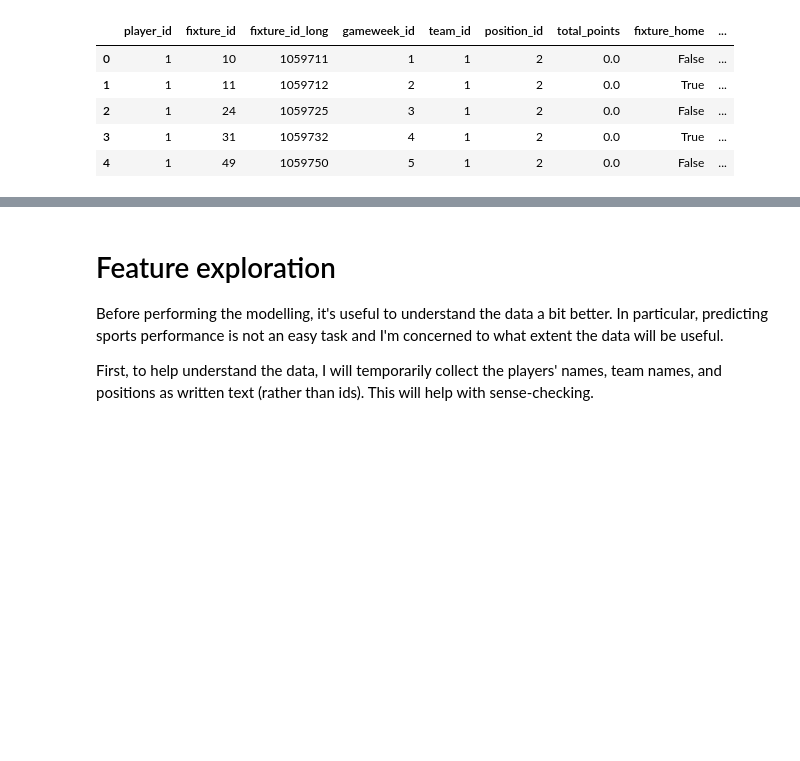
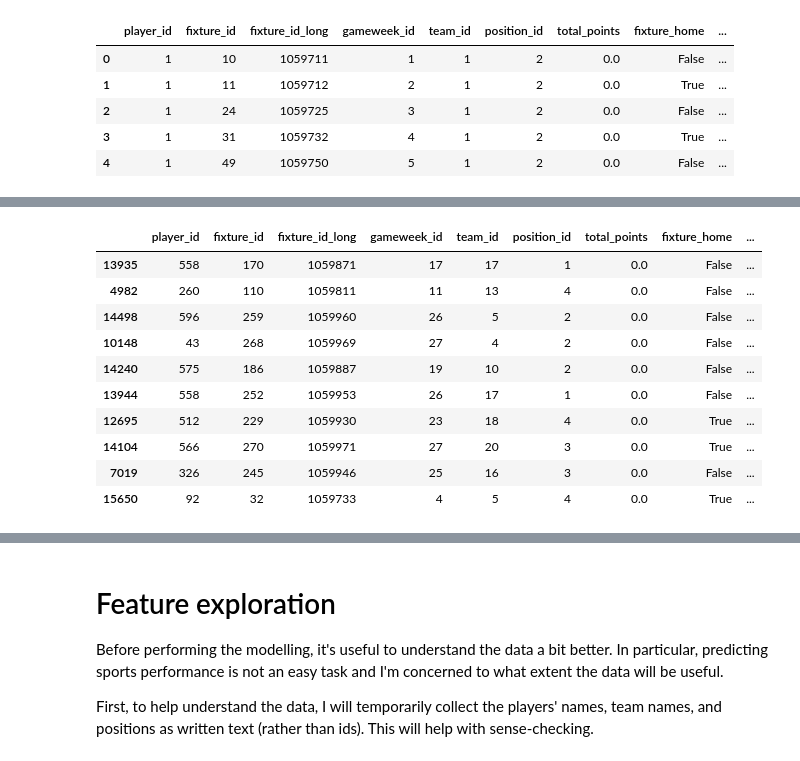
Before and after one commit to Hazzais/fantasy_premier_league, a Jupyter notebook: modelling/exploratory_analysis_and_feature_engineering.ipynb, the cells around one changed output, grey strips where cells are left out. Saved outputs shown, nothing was run; the diff lists cells and outputs as text; code cells hidden in the pictures; blank space fills up the shorter version.

```diff
--- a/modelling/exploratory_analysis_and_feature_engineering.ipynb
+++ b/modelling/exploratory_analysis_and_feature_engineering.ipynb
@@ -813,0 +891,10 @@ subset_data2\
+# %%
+mask = fifa_data['release_clause_eur'].isna()
+fifa_data.loc[mask, 'release_clause_eur'] = \
+        np.exp(regressor.predict(np.log((fifa_data.loc[mask, 'value_eur'].values + 0.001).reshape(-1, 1))))
+# %%
+for c in pos_cols:
+    fifa_data[['c1', 'c2']] = fifa_data[c].str.split('+',expand=True).astype(float)
+    fifa_data[f'pos_{c}'] = fifa_data[['c1', 'c2']].sum(axis=1)
+    fifa_data[f'pos_{c}'].fillna(0, inplace=True)
+    fifa_data.drop(columns=['c1', 'c2'] + [c], inplace=True)
@@ -813,0 +919,7 @@ subset_data2\
+# %%
+fifa_data.columns = [f'fifa_{c}' if c != 'player_id' else 'player_id' for c in fifa_data.columns]
+# %%
+combined_data2 = combined_data.merge(fifa_data,
+                                   how='left',
+                                  on='player_id',
+                                  validate='many_to_one')
@@ -813,0 +952,48 @@ subset_data2\
+# %%
+def bin_values(x):
+    if x < 50:
+        return 'small'
+    elif x < 70:
+        return 'moderate'
+    elif x < 100:
+        return 'big'
+    else:
+        return 'bigger'
+
+def update_nans(data, group: list, columns: list, transform_stat='mean'):
+    data_cp = data.copy()
+    # Get average for columns (implictly excludes NaNs) across groups
+    imputed = data_cp.groupby(group).transform(transform_stat)
+    # Not all columns may be present, select those which are
+    insert_cols = [f for f in imputed.columns if f in columns]
+    imputed = imputed.loc[:, insert_cols]
+    # Do the imputing
+    data_cp[insert_cols] = data_cp[insert_cols].fillna(imputed)
+    return data_cp
+
+combined_data2['value_bin'] = combined_data2['value'].apply(lambda x: bin_values(x))
+combined_data2['is_missing_fifa'] = combined_data2['fifa_age'].isna()
+
+#df_mode_cols = [c for c in combined_data2.columns if c.startswith(('fifa_ptag_', 'fifa_ptrait_', 'fifa_pbodytype_'))]
+df_mode_cols = []
+df_mean_cols = [c for c in combined_data2.columns if c.startswith('fifa_') and c not in df_mode_cols]
+
+# Team-position-value bin updates
+combined_data2 = update_nans(combined_data2, ['team_id', 'position_id', 'value_bin'], df_mean_cols, transform_stat='mean')
+
+# Position-value bin updates (i.e. if above fails for certain players)
+combined_data2 = update_nans(combined_data2, ['position_id', 'value_bin'], df_mean_cols, transform_stat='mean')
+
+combined_data2.loc[combined_data2.is_missing_fifa].sample(10)
+# %% [output]
+|  | player_id | fixture_id | fixture_id_long | gameweek_id | team_id | position_id | total_points | fixture_home | ... |
+| 13935 | 558 | 170 | 1059871 | 17 | 17 | 1 | 0.0 | False | ... |
+| 4982 | 260 | 110 | 1059811 | 11 | 13 | 4 | 0.0 | False | ... |
+| 14498 | 596 | 259 | 1059960 | 26 | 5 | 2 | 0.0 | False | ... |
+| 10148 | 43 | 268 | 1059969 | 27 | 4 | 2 | 0.0 | False | ... |
+| 14240 | 575 | 186 | 1059887 | 19 | 10 | 2 | 0.0 | False | ... |
+| 13944 | 558 | 252 | 1059953 | 26 | 17 | 1 | 0.0 | False | ... |
+| 12695 | 512 | 229 | 1059930 | 23 | 18 | 4 | 0.0 | True | ... |
+| 14104 | 566 | 270 | 1059971 | 27 | 20 | 3 | 0.0 | True | ... |
+| 7019 | 326 | 245 | 1059946 | 25 | 16 | 3 | 0.0 | False | ... |
+| 15650 | 92 | 32 | 1059733 | 4 | 5 | 4 | 0.0 | True | ... |
```
Also changed, not shown: parts of 57 cells of this notebook.
